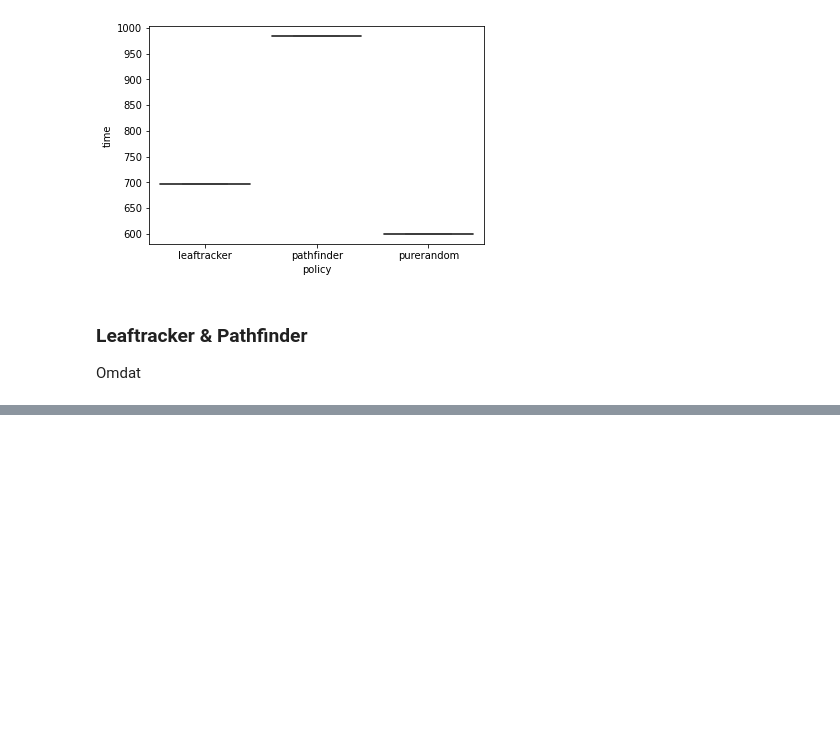
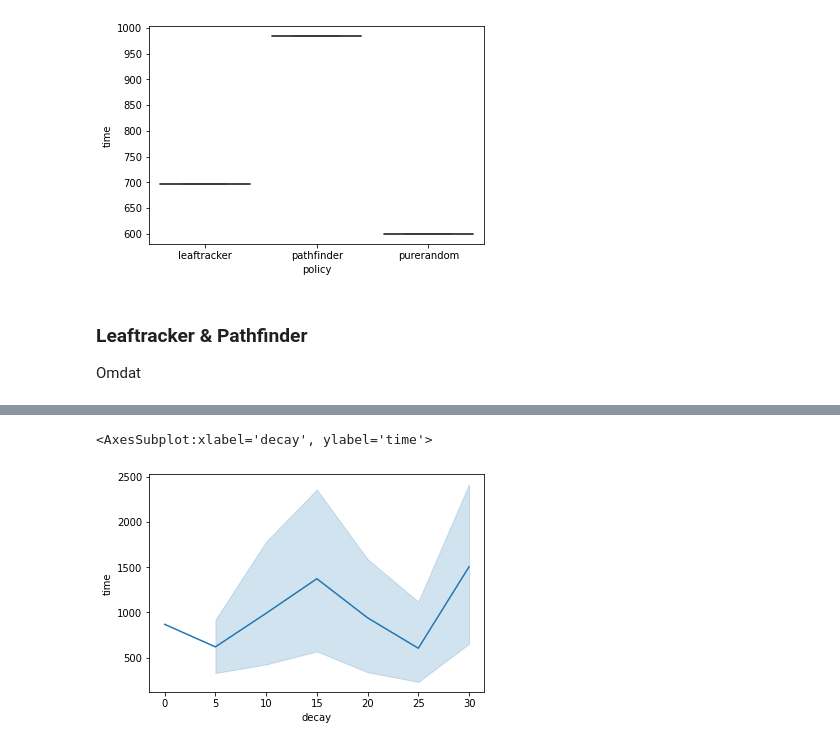
Before and after one commit to MariaDukmak/MazeRunner, a Jupyter notebook: analysis/Data analyse.ipynb, the cells around one changed output, grey strips where cells are left out. Drawn from its saved outputs; the diff is of its cells as text; code cells hidden in the pictures; blank space fills up the shorter version.

Commit message:
Added memory decay expirements

```diff
--- a/analysis/Data analyse.ipynb
+++ b/analysis/Data analyse.ipynb
@@ -97,0 +129,19 @@ ax = sns.boxplot(data=df['time'])
+# %%
+filenames = glob.glob('memory_decay/*.feather')
+
+dfs = []
+for filename in filenames:
+    # print(filename)
+    temp_df = feather.read_feather(filename)
+    file_split = filename.split("_")
+    policy_type = file_split[3]
+    # print(file_split[4])
+    temp_df['decay'] = int(file_split[4].rsplit(".")[0])
+    temp_df['policy'] = policy_type
+    dfs.append(temp_df)
+
+# add policy
+    df_pf['policy'] = 'pathfinder'
+# Concatenate all data into one DataFrame
+decay_all = pd.concat(dfs, ignore_index=True)
+decay_all = decay_all.sort_values(by=['decay'])
@@ -98,2 +164,9 @@ ax = sns.boxplot(data=df['time'])
+# %%
+sns.lineplot(
+    data=decay_all, x="decay", y="time"
+)
+# %% [output]
+<AxesSubplot:xlabel='decay', ylabel='time'>
+[figure, added]
 # %% [markdown]
 ![image-2.png](attachment:image-2.png)
```
Also changed, not shown: parts of 17 cells of this notebook, 3 other files.
